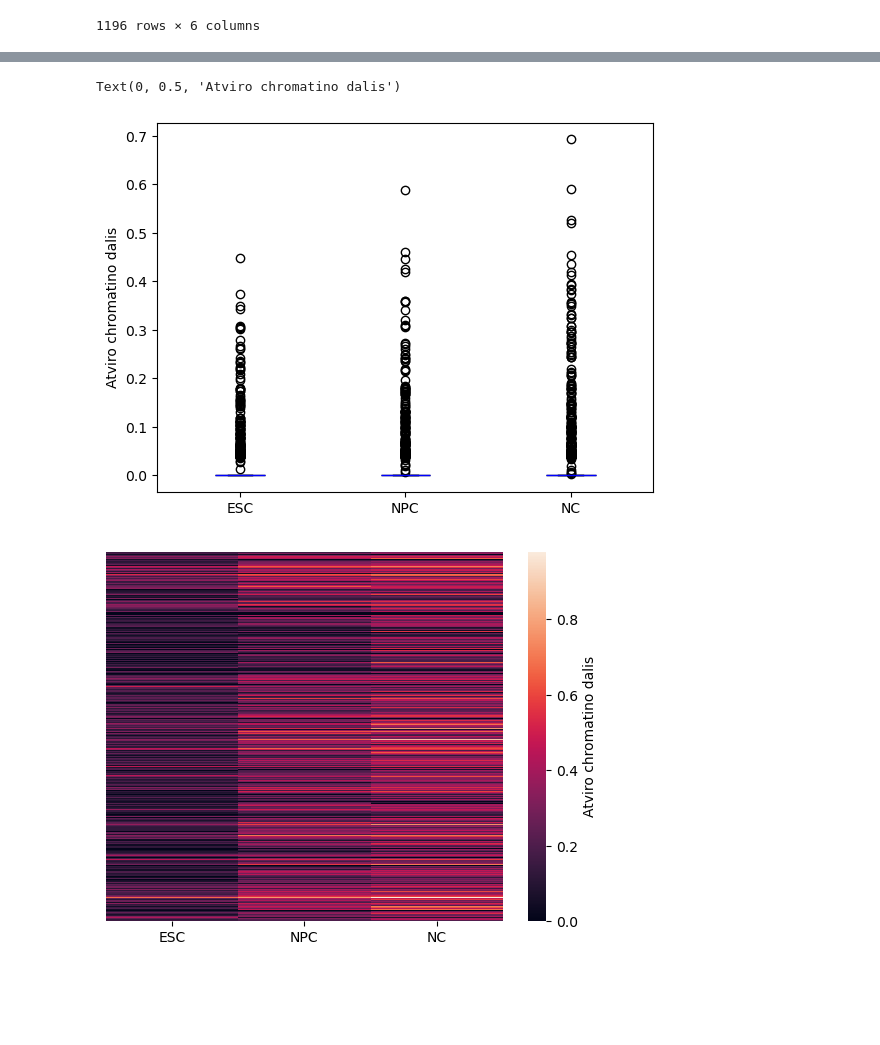
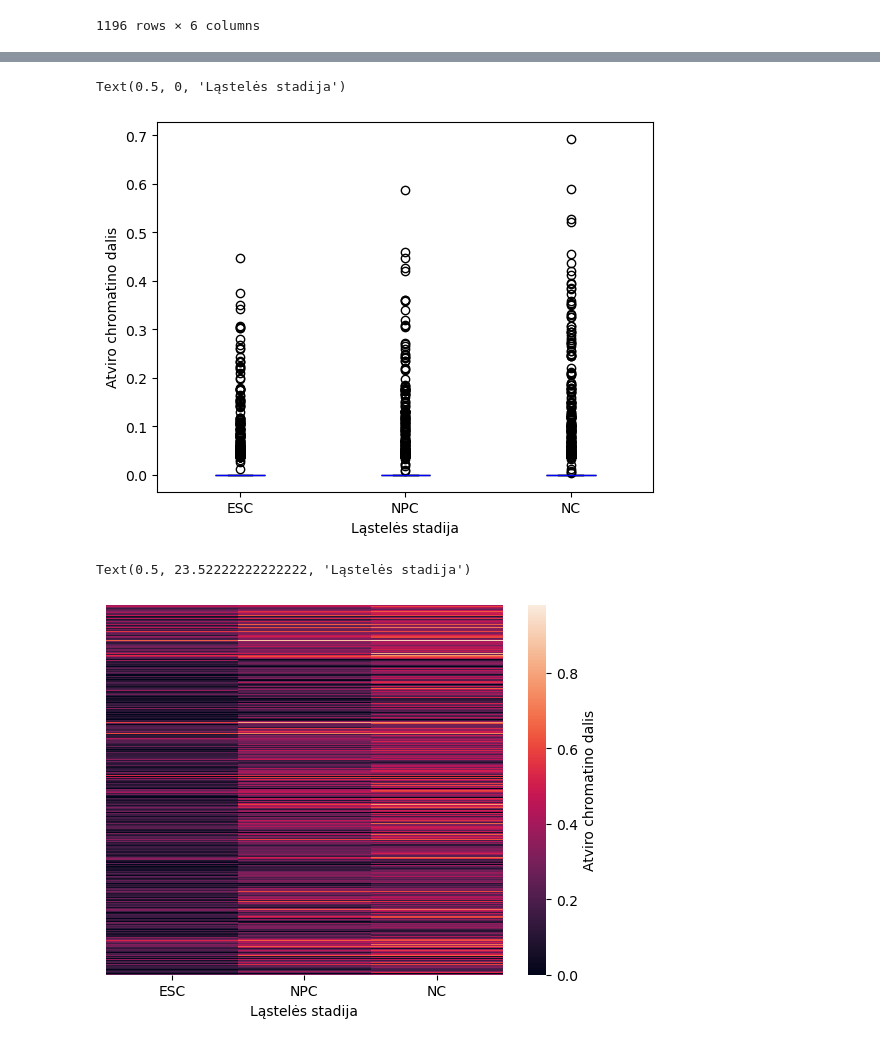
Before and after one commit to lu-kup/bio-baigiamasis, a Jupyter notebook: scripts/gene_analysis.ipynb, the cells around one changed output, grey strips where cells are left out. Drawn from its saved outputs; the diff is of its cells as text; code cells hidden in the pictures; blank space fills up the shorter version.

```diff
--- a/scripts/gene_analysis.ipynb
+++ b/scripts/gene_analysis.ipynb
@@ -737,19 +738,22 @@ Text(0, 0.5, 'Atviro chromatino dalis')
 # %%
 plt.boxplot(lowexp[['open_S0', 'open_S1', 'open_S2']],patch_artist=True,
             boxprops=dict(facecolor="lightblue"), medianprops=dict(color="blue"), labels=labels)
 
 plt.ylabel('Atviro chromatino dalis')
+plt.xlabel('Ląstelės stadija')
 # %% [output]
-Text(0, 0.5, 'Atviro chromatino dalis')
+Text(0.5, 0, 'Ląstelės stadija')
-[figure, old version]
+[figure, new version]
 # %%
 import seaborn as sns
 # %%
 ax = sns.heatmap(highexp[['open_S0', 'open_S1', 'open_S2']], xticklabels=labels, yticklabels=[])
 cbar = ax.collections[0].colorbar  # Get the colorbar
 cbar.set_label('Atviro chromatino dalis')
+plt.xlabel('Ląstelės stadija')
 # %% [output]
+Text(0.5, 23.52222222222222, 'Ląstelės stadija')
-[figure, old version]
+[figure, new version]
 # %%
 ax = sns.heatmap(lowexp[['open_S0', 'open_S1', 'open_S2']], xticklabels=labels, yticklabels=[])
 cbar = ax.collections[0].colorbar  # Get the colorbar
```
Also changed, not shown: parts of 2 cells of this notebook.
